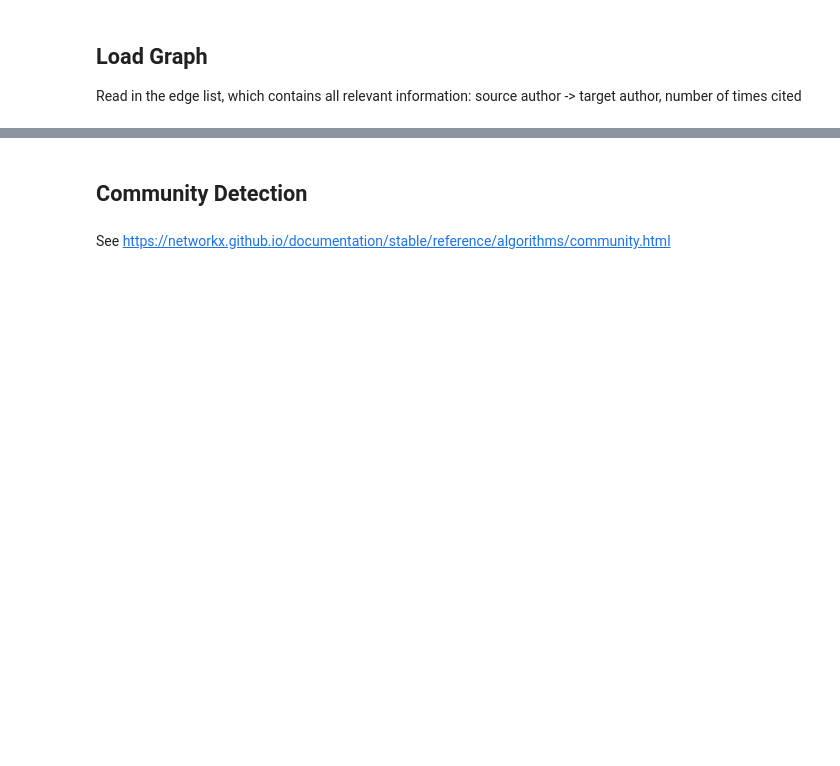
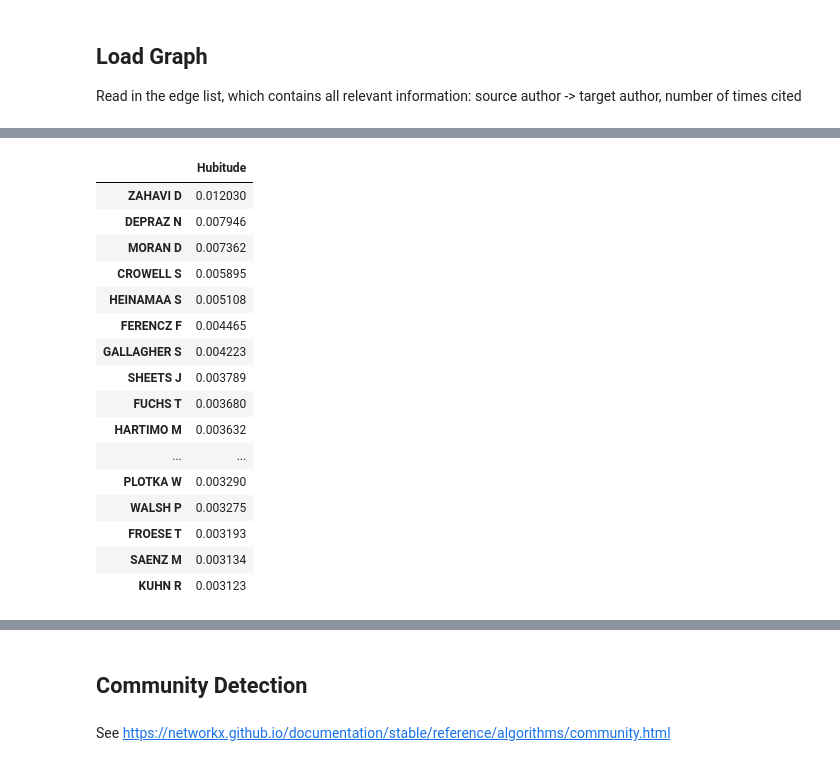
Before and after one commit to jyoshimi/scientometrics, a Jupyter notebook: NetworkAnalysis.ipynb, the cells around one changed output, grey strips where cells are left out. Cells and saved outputs as stored; diff of their text form; code cells hidden in the pictures; blank space fills up the shorter version.

```diff
--- a/NetworkAnalysis.ipynb
+++ b/NetworkAnalysis.ipynb
@@ -78 +89,27 @@ h,a=nx.hits(G)
+# %%
+# Hubs and Authorities
+h,a=nx.hits(G_main)
+
+# First hubs
+hubTable =  pd.DataFrame.from_dict(h,orient='index', columns=["Hubitude"])
+sd = hubTable.sort_values(by=['Hubitude'], ascending=False)
+sd.head(20)
+# %% [output]
+|  | Hubitude |
+| ZAHAVI D | 0.012030 |
+| DEPRAZ N | 0.007946 |
+| MORAN D | 0.007362 |
+| CROWELL S | 0.005895 |
+| HEINAMAA S | 0.005108 |
+| FERENCZ F | 0.004465 |
+| GALLAGHER S | 0.004223 |
+| SHEETS J | 0.003789 |
+| FUCHS T | 0.003680 |
+| HARTIMO M | 0.003632 |
+| ... | ... |
+| PLOTKA W | 0.003290 |
+| WALSH P | 0.003275 |
+| FROESE T | 0.003193 |
+| SAENZ M | 0.003134 |
+| KUHN R | 0.003123 |
 # %%
```
Also changed, not shown: parts of 73 cells of this notebook, 2 other files.
